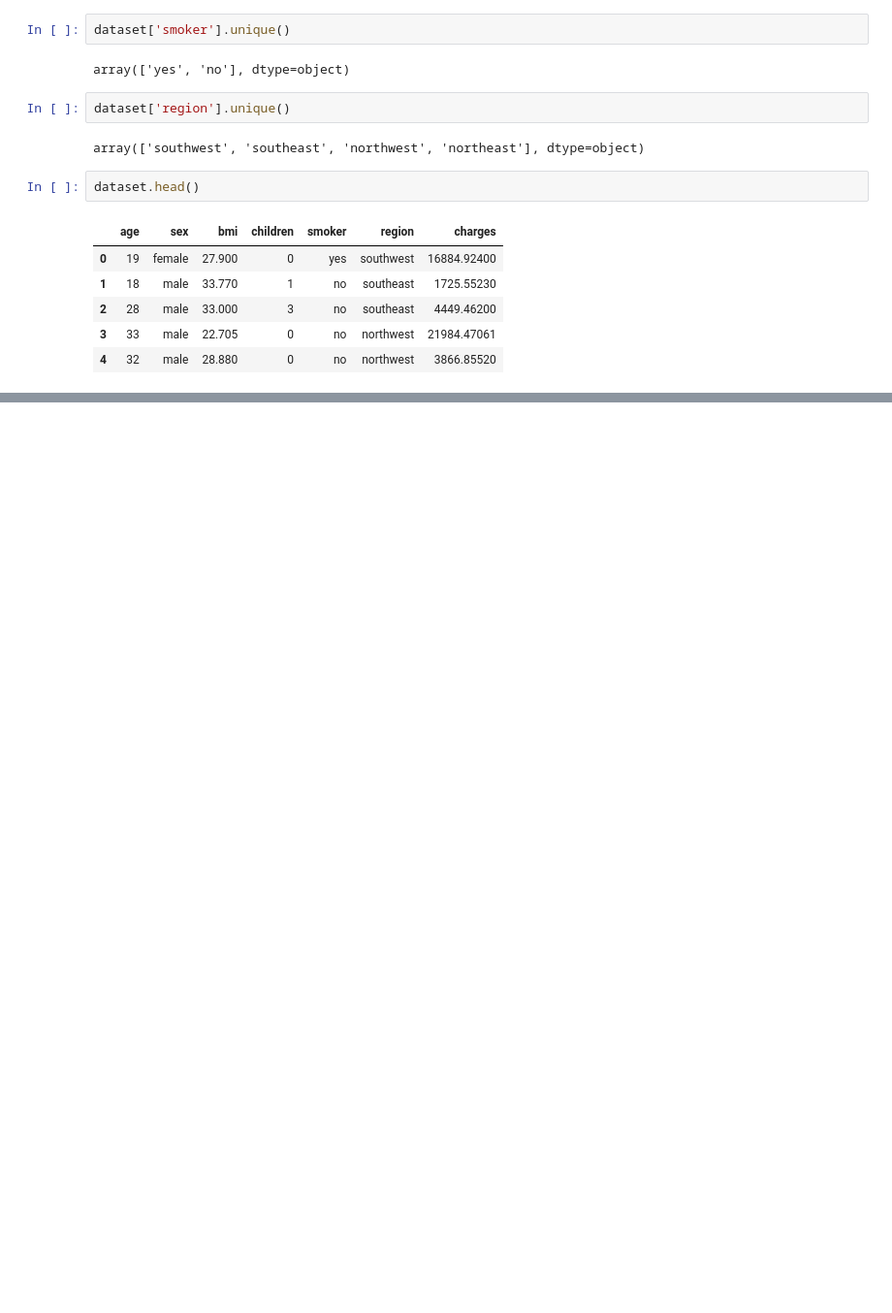
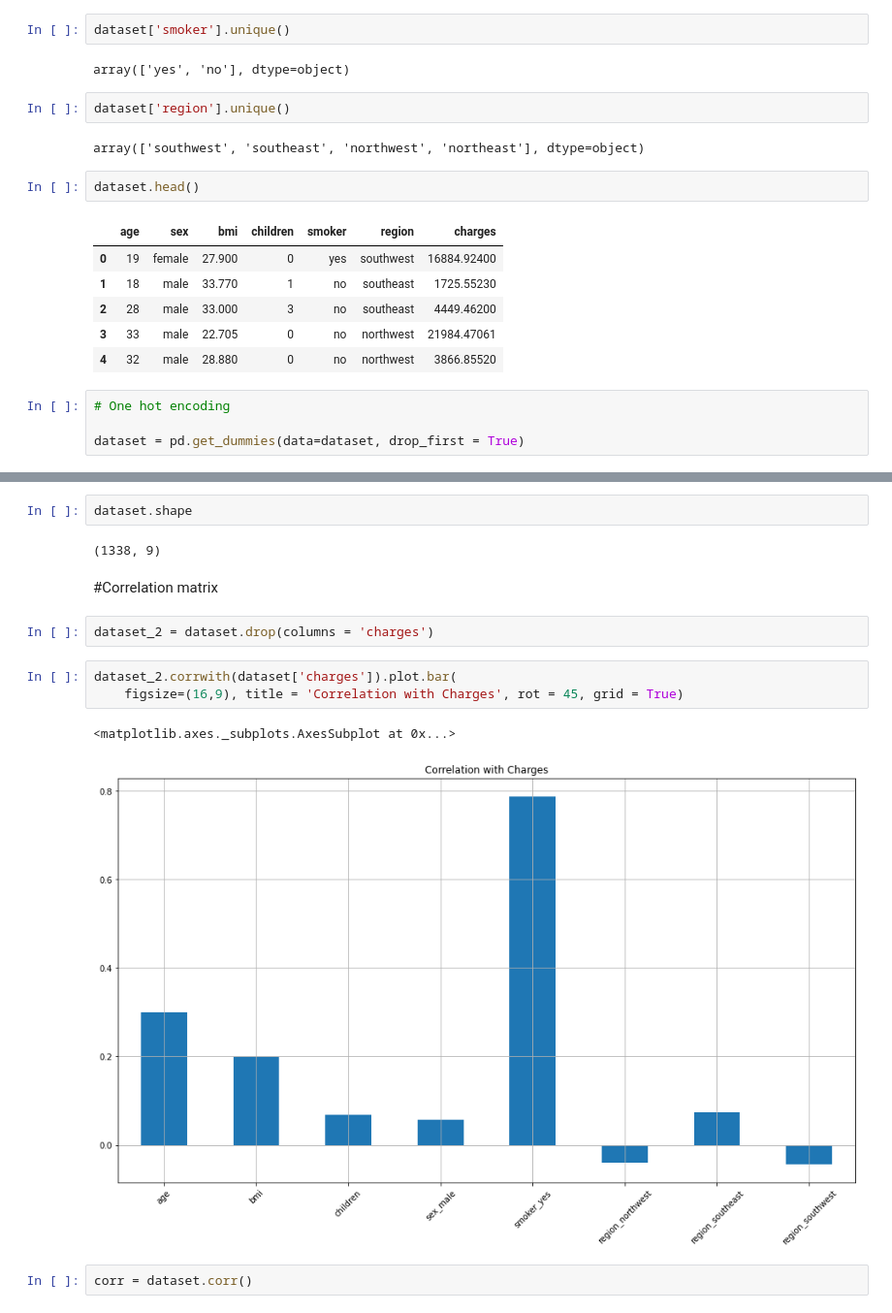
Before and after one commit to PszczeIarz/Medical-insurance-premium-prediction.ipynb, a Jupyter notebook: Medical_insurance_premium_prediction.ipynb, the cells around one changed output, grey strips where cells are left out. Shown at 97% size. Drawn from its saved outputs; the diff is of its cells as text; blank space fills up the shorter version.

```diff
--- a/Medical_insurance_premium_prediction.ipynb
+++ b/Medical_insurance_premium_prediction.ipynb
@@ -134,3 +134,7 @@ dataset.head()
 | 2 | 28 | male | 33.000 | 3 | no | southeast | 4449.46200 |
 | 3 | 33 | male | 22.705 | 0 | no | northwest | 21984.47061 |
 | 4 | 32 | male | 28.880 | 0 | no | northwest | 3866.85520 |
+# %%
+# One hot encoding
+
+dataset = pd.get_dummies(data=dataset, drop_first = True)
@@ -136,0 +150,16 @@ dataset.head()
+# %%
+dataset.shape
+# %% [output]
+(1338, 9)
+# %% [markdown]
+#Correlation matrix
+# %%
+dataset_2 = dataset.drop(columns = 'charges')
+# %%
+dataset_2.corrwith(dataset['charges']).plot.bar(
+    figsize=(16,9), title = 'Correlation with Charges', rot = 45, grid = True)
+# %% [output]
+<matplotlib.axes._subplots.AxesSubplot at 0x...>
+[figure, added]
+# %%
+corr = dataset.corr()
```
Also changed, not shown: parts of 35 cells of this notebook.
